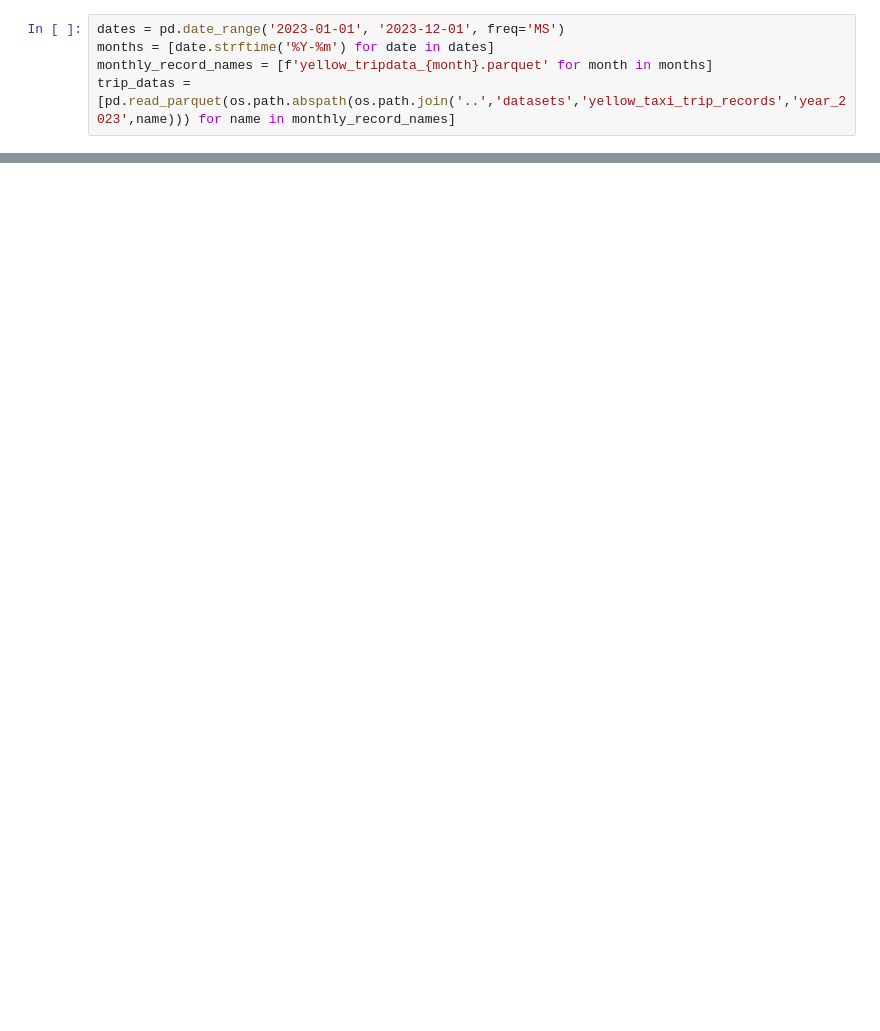
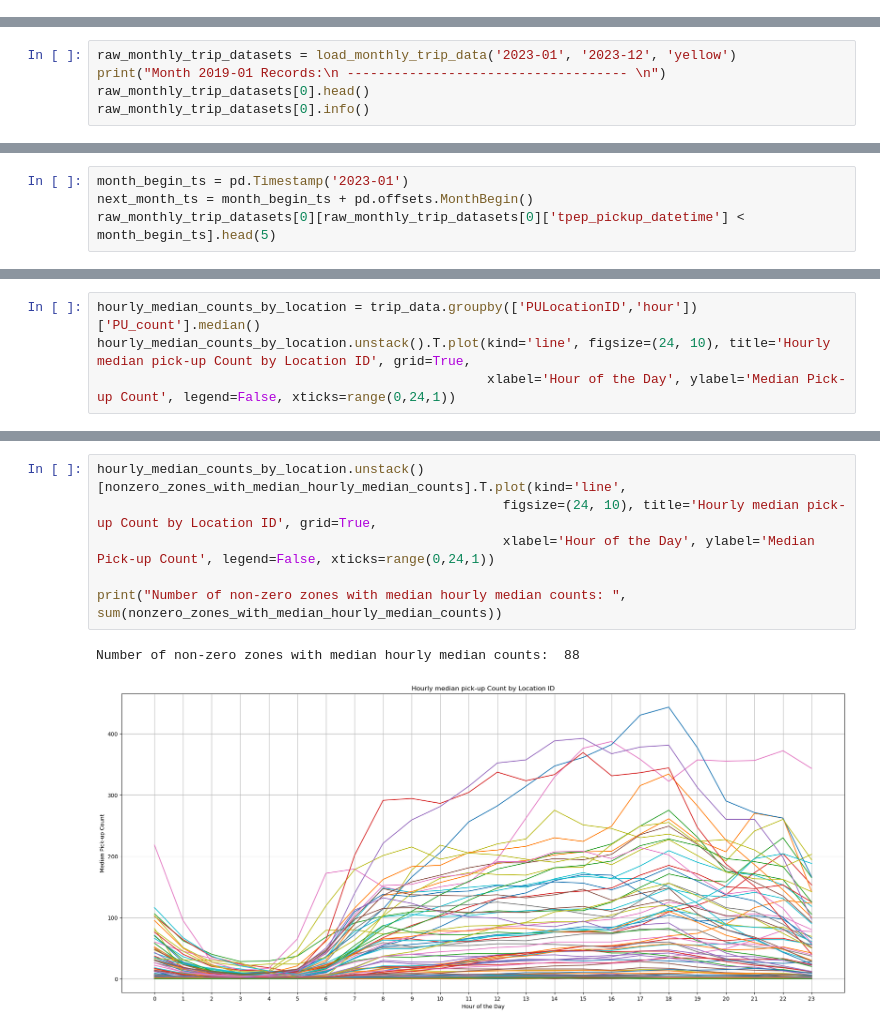
Before and after one commit to indibi/demand-forecast, a Jupyter notebook: protoboard/nyc_yellow_taxi_eda.ipynb, the cells around one changed output, grey strips where cells are left out. Saved outputs shown, nothing was run; the diff lists cells and outputs as text; blank space fills up the shorter version.

```diff
--- a/protoboard/nyc_yellow_taxi_eda.ipynb
+++ b/protoboard/nyc_yellow_taxi_eda.ipynb
@@ -12,5 +0,0 @@ import matplotlib.pyplot as plt
-# %%
-dates = pd.date_range('2023-01-01', '2023-12-01', freq='MS')
-months = [date.strftime('%Y-%m') for date in dates]
-monthly_record_names = [f'yellow_tripdata_{month}.parquet' for month in months]
-trip_datas = [pd.read_parquet(os.path.abspath(os.path.join('..','datasets','yellow_taxi_trip_records','year_2023',name))) for name in monthly_record_names]
@@ -67,0 +72,5 @@ MultiIndex([('2023-01-01 00:00:00',  79),
+# %%
+raw_monthly_trip_datasets = load_monthly_trip_data('2023-01', '2023-12', 'yellow')
+print("Month 2019-01 Records:\n ------------------------------------ \n")
+raw_monthly_trip_datasets[0].head()
+raw_monthly_trip_datasets[0].info()
@@ -67,0 +109,4 @@ MultiIndex([('2023-01-01 00:00:00',  79),
+# %%
+month_begin_ts = pd.Timestamp('2023-01')
+next_month_ts = month_begin_ts + pd.offsets.MonthBegin()
+raw_monthly_trip_datasets[0][raw_monthly_trip_datasets[0]['tpep_pickup_datetime'] < month_begin_ts].head(5)
@@ -67,0 +261,4 @@ MultiIndex([('2023-01-01 00:00:00',  79),
+# %%
+hourly_median_counts_by_location = trip_data.groupby(['PULocationID','hour'])['PU_count'].median()
+hourly_median_counts_by_location.unstack().T.plot(kind='line', figsize=(24, 10), title='Hourly median pick-up Count by Location ID', grid=True,
+                                                  xlabel='Hour of the Day', ylabel='Median Pick-up Count', legend=False, xticks=range(0,24,1))
@@ -67,0 +268,9 @@ MultiIndex([('2023-01-01 00:00:00',  79),
+# %%
+hourly_median_counts_by_location.unstack()[nonzero_zones_with_median_hourly_median_counts].T.plot(kind='line',
+                                                    figsize=(24, 10), title='Hourly median pick-up Count by Location ID', grid=True,
+                                                    xlabel='Hour of the Day', ylabel='Median Pick-up Count', legend=False, xticks=range(0,24,1))
+
+print("Number of non-zero zones with median hourly median counts: ", sum(nonzero_zones_with_median_hourly_median_counts))
+# %% [output]
+Number of non-zero zones with median hourly median counts:  88
+[figure, added]
```
Also changed, not shown: parts of 18 cells of this notebook, 23 other files.
